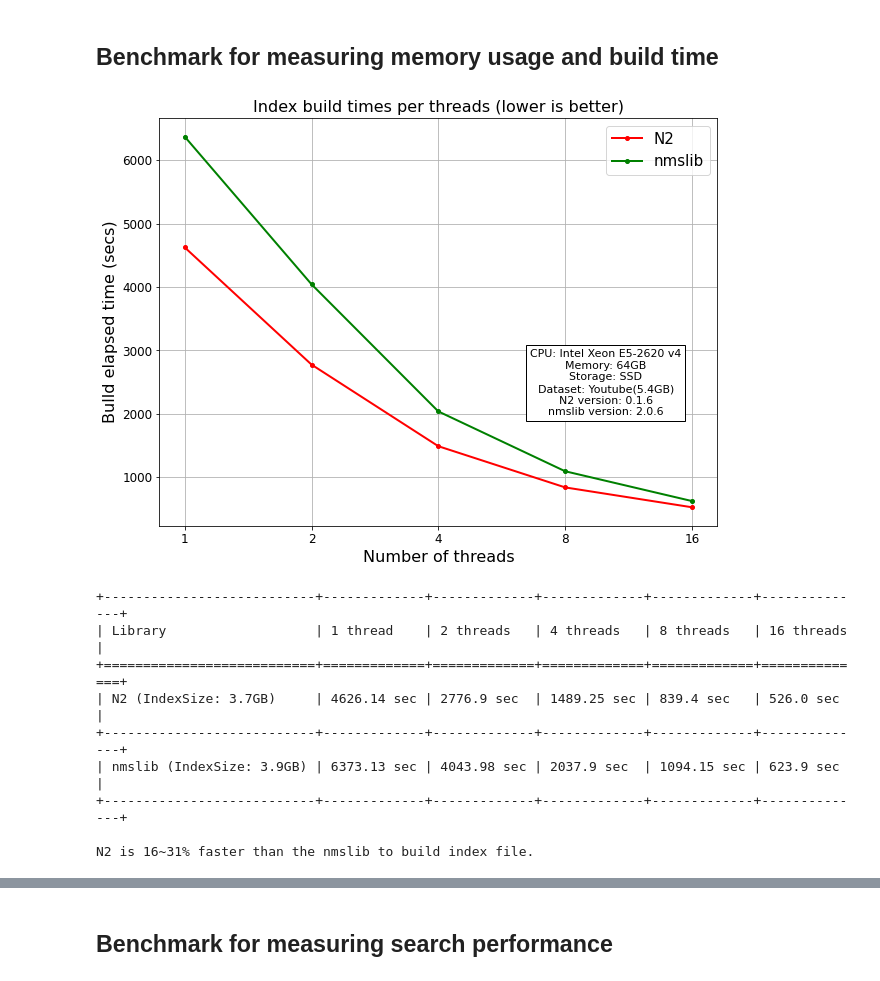
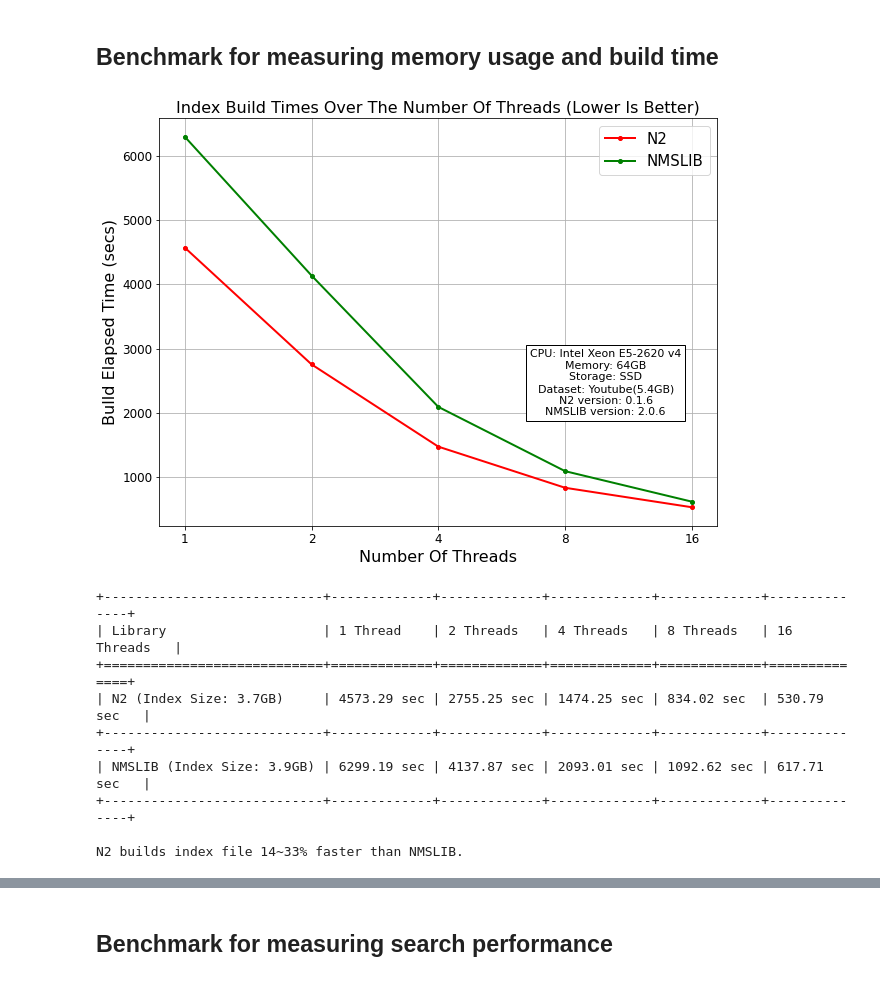
Before and after one commit to kakao/n2, a Jupyter notebook: benchmarks/benchmark.ipynb, the cells around one changed output, grey strips where cells are left out. Saved outputs shown, nothing was run; the diff lists cells and outputs as text; code cells hidden in the pictures.

Commit message:
update benchmark result

```diff
--- a/benchmarks/benchmark.ipynb
+++ b/benchmarks/benchmark.ipynb
@@ -45,56 +45,56 @@ n2_build_times = []
 nmslib_build_times = []
 for t in build_threads:
     n2_build_times.append(result[f'N2_M12_efCon100_n_thread{t}_efSearch25'][0])
-    nmslib_build_times.append(result[f'nmslib_M12_efCon100_n_thread{t}_efSearch25'][0])
+    nmslib_build_times.append(result[f'NMSLIB_M12_efCon100_n_thread{t}_efSearch25'][0])
 
 fig = plt.figure(figsize=(10, 7.5))
-plt.title('Index build times per threads (lower is better)', fontsize=16)
-plt.ylabel('Bulld elapsed time (secs)', fontsize=16)
-plt.xlabel('Number of threads', fontsize=16)
+plt.title('Index Build Times Over The Number Of Threads (Lower Is Better)', fontsize=16)
+plt.ylabel('Bulld Elapsed Time (secs)', fontsize=16)
+plt.xlabel('Number Of Threads', fontsize=16)
 plt.text(0.8, 0.35, test_environment, color='black',
          bbox=dict(facecolor='white', edgecolor='black'), size=11,
          horizontalalignment='center', verticalalignment='center',
          transform=plt.gca().transAxes)
 x = range(len(build_threads))
 plt.plot(x, n2_build_times, 'ro-',label='N2', linewidth=2, ms=4)
-plt.plot(x, nmslib_build_times, 'go-', label='nmslib', linewidth=2, ms=4)
+plt.plot(x, nmslib_build_times, 'go-', label='NMSLIB', linewidth=2, ms=4)
 plt.xticks(x, build_threads, fontsize=12)
 plt.yticks(fontsize=12)
-plt.legend(prop={'size': 15})
+plt.legend(prop={'size': 15}, loc='upper right')
 plt.grid()
 plt.show()
 
 ret = !ls -hs cache/index_n2_{dataset}_M12_efCon100_n_thread{build_threads[-1]} | cut -d' ' -f1
 n2_index_size = ret[0]
 ret = !ls -hs cache/index_nmslib_{dataset}_M12_efCon100_n_thread{build_threads[-1]} | cut -d' ' -f1
 nmslib_index_size = ret[0]
 
 headers = ['Library']
 for t in build_threads:
     if t == 1:
-        headers.append(f'{t} thread')
+        headers.append(f'{t} Thread')
     else:
-        headers.append(f'{t} threads')
+        headers.append(f'{t} Threads')
 table = [
-    [f'N2 (IndexSize: {n2_index_size}B)'] + [f'{round(time, 2)} sec' for time in n2_build_times],
-    [f'nmslib (IndexSize: {nmslib_index_size}B)'] + [f'{round(time, 2)} sec' for time in nmslib_build_times]
+    [f'N2 (Index Size: {n2_index_size}B)'] + [f'{round(time, 2)} sec' for time in n2_build_times],
+    [f'NMSLIB (Index Size: {nmslib_index_size}B)'] + [f'{round(time, 2)} sec' for time in nmslib_build_times]
 ]
 print(tabulate(table, headers, tablefmt="grid"))
 
 compare = [round((nmslib - n2) * 100 / nmslib) for n2, nmslib in zip(n2_build_times, nmslib_build_times)]
 
-print(f'\nN2 is {min(compare)}~{max(compare)}% faster than the nmslib to build index file.\n')
+print(f'\nN2 builds index file {min(compare)}~{max(compare)}% faster than NMSLIB.\n')
 # %% [output]
-[figure, old version]
+[figure, new version]
-+---------------------------+-------------+-------------+-------------+-------------+--------------+
-| Library                   | 1 thread    | 2 threads   | 4 threads   | 8 threads   | 16 threads   |
-+===========================+=============+=============+=============+=============+==============+
-| N2 (IndexSize: 3.7GB)     | 4626.14 sec | 2776.9 sec  | 1489.25 sec | 839.4 sec   | 526.0 sec    |
-+---------------------------+-------------+-------------+-------------+-------------+--------------+
-| nmslib (IndexSize: 3.9GB) | 6373.13 sec | 4043.98 sec | 2037.9 sec  | 1094.15 sec | 623.9 sec    |
-+---------------------------+-------------+-------------+-------------+-------------+--------------+
++----------------------------+-------------+-------------+-------------+-------------+--------------+
+| Library                    | 1 Thread    | 2 Threads   | 4 Threads   | 8 Threads   | 16 Threads   |
++============================+=============+=============+=============+=============+==============+
+| N2 (Index Size: 3.7GB)     | 4573.29 sec | 2755.25 sec | 1474.25 sec | 834.02 sec  | 530.79 sec   |
++----------------------------+-------------+-------------+-------------+-------------+--------------+
+| NMSLIB (Index Size: 3.9GB) | 6299.19 sec | 4137.87 sec | 2093.01 sec | 1092.62 sec | 617.71 sec   |
++----------------------------+-------------+-------------+-------------+-------------+--------------+
 
-N2 is 16~31% faster than the nmslib to build index file.
+N2 builds index file 14~33% faster than NMSLIB.
 # %%
 memory_usages = [result[f'{lib}_M12_efCon100_n_thread16_efSearch25'][1] / 1024 for lib in libs]
 
```
Also changed, not shown: parts of 4 cells of this notebook.
